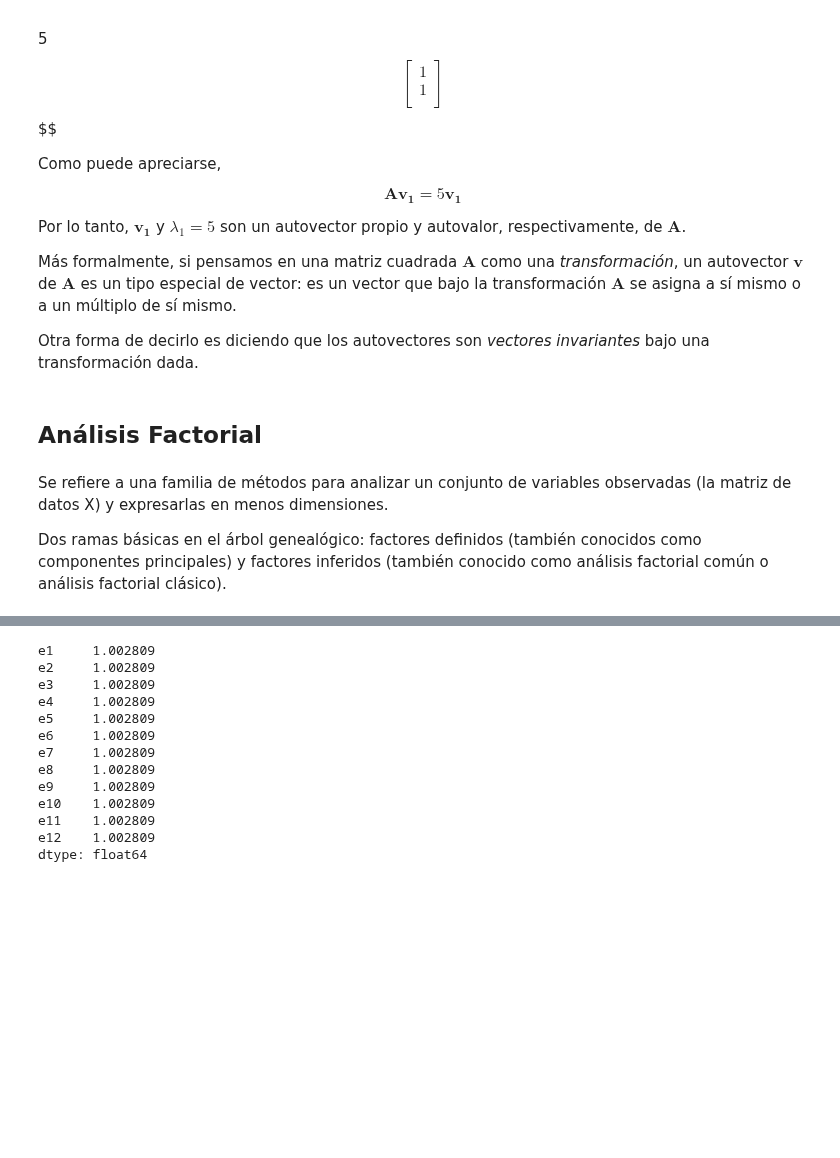
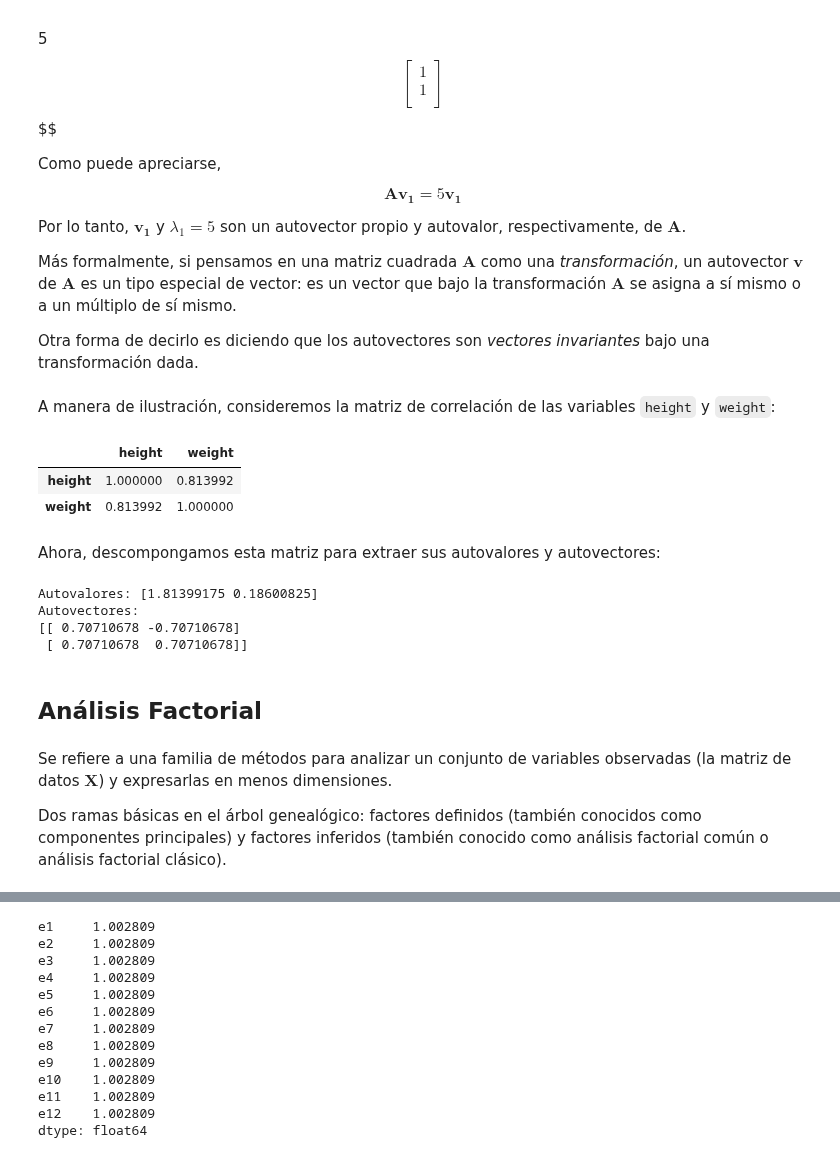
Before and after one commit to renatoparedes/EstadisticaYPsicologiaMatematica, a Jupyter notebook: AFE/NocionesPrevias.ipynb, the cells around one changed output, grey strips where cells are left out. Drawn from its saved outputs; the diff is of its cells as text; code cells hidden in the pictures; blank space fills up the shorter version.

```diff
--- a/AFE/NocionesPrevias.ipynb
+++ b/AFE/NocionesPrevias.ipynb
@@ -260,0 +263,4 @@ El tamaño del vector residual $\mathbf{e} = \mathbf{x} - \bar{x} \mathbf{1}$ es
+# %%
+# Cargamos los datos
+df_sw = pd.read_csv('https://raw.githubusercontent.com/gastonstat/matrix4sl/master/data/starwars.csv')
+df_sw.dropna(inplace=True)
@@ -445,10 +509,34 @@ Por lo tanto, $\mathbf{v_1}$ y $\lambda_1 = 5$ son un autovector propio y autova
 Más formalmente, si pensamos en una matriz cuadrada $\mathbf{A}$ como una _transformación_, un autovector $\mathbf{v}$ de $\mathbf{A}$ es un tipo especial de vector: es un vector que bajo la transformación $\mathbf{A}$ se asigna a sí mismo o a un múltiplo de sí mismo.
 
 Otra forma de decirlo es diciendo que los autovectores son _vectores invariantes_ bajo una transformación dada.
+# %% [markdown]
+A manera de ilustración, consideremos la matriz de correlación de las variables `height` y `weight`:
+# %%
+matrix = df_sw[['height','weight']].corr()
+matrix
+# %% [output]
+|  | height | weight |
+| height | 1.000000 | 0.813992 |
+| weight | 0.813992 | 1.000000 |
+# %% [markdown]
+Ahora, descompongamos esta matriz para extraer sus autovalores y autovectores:
+# %%
+# Descomponemos la matriz para obtener sus autovalores y autovectores
+values, vectors = np.linalg.eig(matrix)
+
+# Mostramos los resultados
+print('Autovalores:',values)
+print('Autovectores:')
+print(vectors)
+# %% [output]
+Autovalores: [1.81399175 0.18600825]
+Autovectores:
+[[ 0.70710678 -0.70710678]
+ [ 0.70710678  0.70710678]]
 # %% [markdown]
 ## Análisis Factorial
 # %% [markdown]
-Se refiere a una familia de métodos para analizar un conjunto de variables observadas (la matriz de datos X) y expresarlas en menos dimensiones.
+Se refiere a una familia de métodos para analizar un conjunto de variables observadas (la matriz de datos $\mathbf{X}$) y expresarlas en menos dimensiones.
 
 Dos ramas básicas en el árbol genealógico: factores definidos (también conocidos como componentes principales) y factores inferidos (también conocido como análisis factorial común o análisis factorial clásico).
 # %% [markdown]
```
Also changed, not shown: parts of 34 cells of this notebook, 1 other file.
